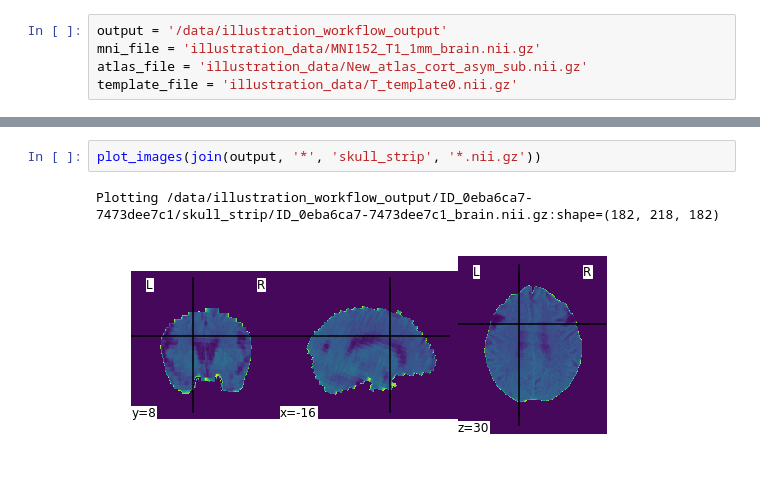
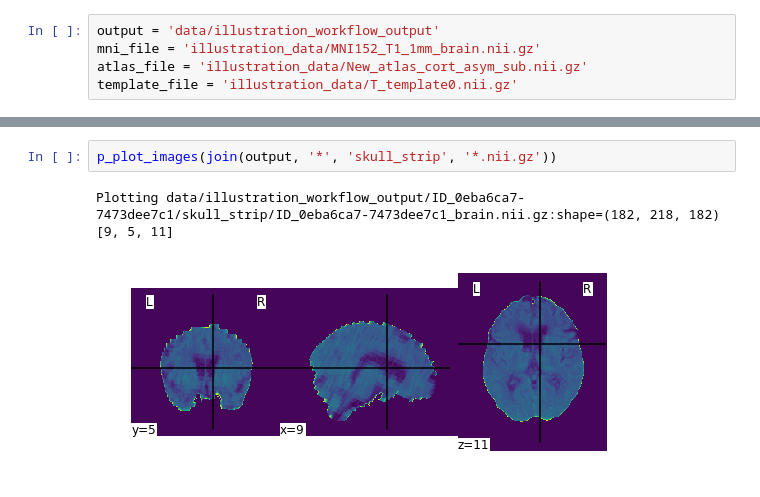
Before and after one commit to zhbai/AutoCT, a Jupyter notebook: notebooks/illustration.ipynb, the cells around one changed output, grey strips where cells are left out. Cells and saved outputs as stored; diff of their text form.

```diff
--- a/notebooks/illustration.ipynb
+++ b/notebooks/illustration.ipynb
@@ -8,5 +43,5 @@ autoct.setup_logging('INFO')
 # %%
-output = '/data/illustration_workflow_output'
+output = 'data/illustration_workflow_output'
 mni_file = 'illustration_data/MNI152_T1_1mm_brain.nii.gz'
 atlas_file = 'illustration_data/New_atlas_cort_asym_sub.nii.gz'
 template_file = 'illustration_data/T_template0.nii.gz'
@@ -97,8 +94,9 @@ self-intersection total 338.171 (threshold=4000.0)
 # %%
-plot_images(join(output, '*', 'skull_strip', '*.nii.gz'))
+p_plot_images(join(output, '*', 'skull_strip', '*.nii.gz'))
 # %% [output]
-Plotting /data/illustration_workflow_output/ID_0eba6ca7-7473dee7c1/skull_strip/ID_0eba6ca7-7473dee7c1_brain.nii.gz:shape=(182, 218, 182)
+Plotting data/illustration_workflow_output/ID_0eba6ca7-7473dee7c1/skull_strip/ID_0eba6ca7-7473dee7c1_brain.nii.gz:shape=(182, 218, 182)
+[9, 5, 11]
-[figure, old version]
+[figure, new version]
 # %%
 autoct.registration(pattern=join(output, '*', 'skull_strip', '*.nii.gz'),
                  out_dir=output,
```
Also changed, not shown: parts of 15 cells of this notebook, 6 other files.
